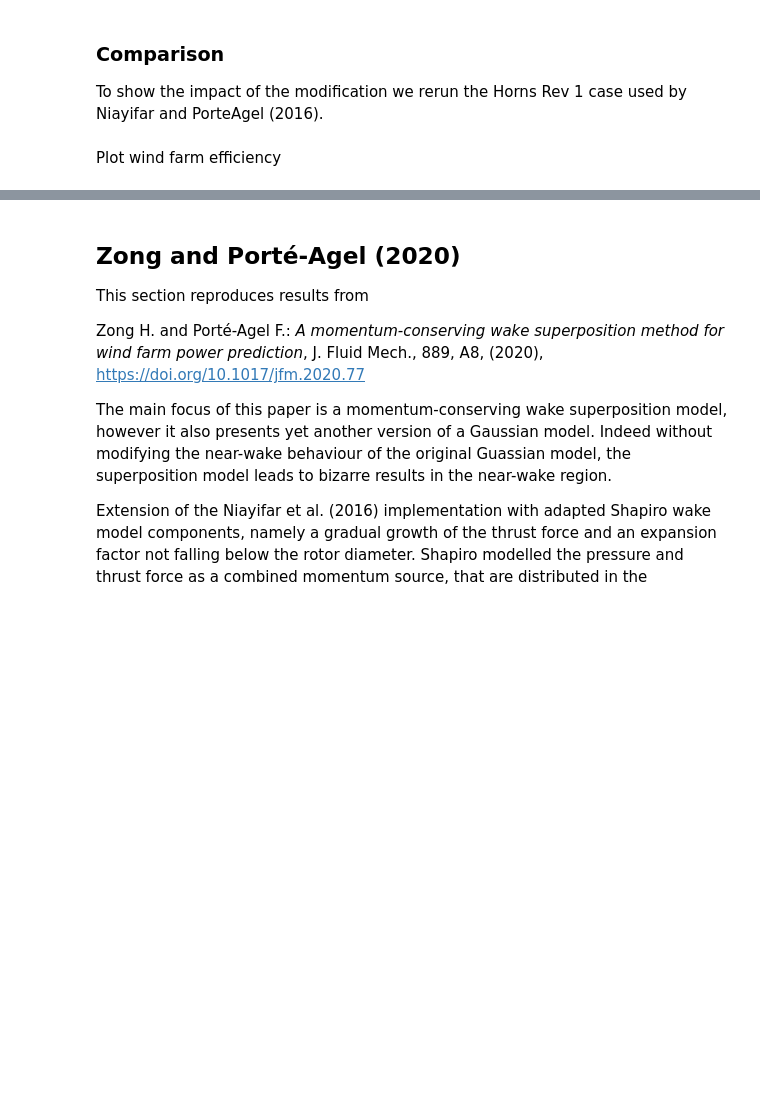
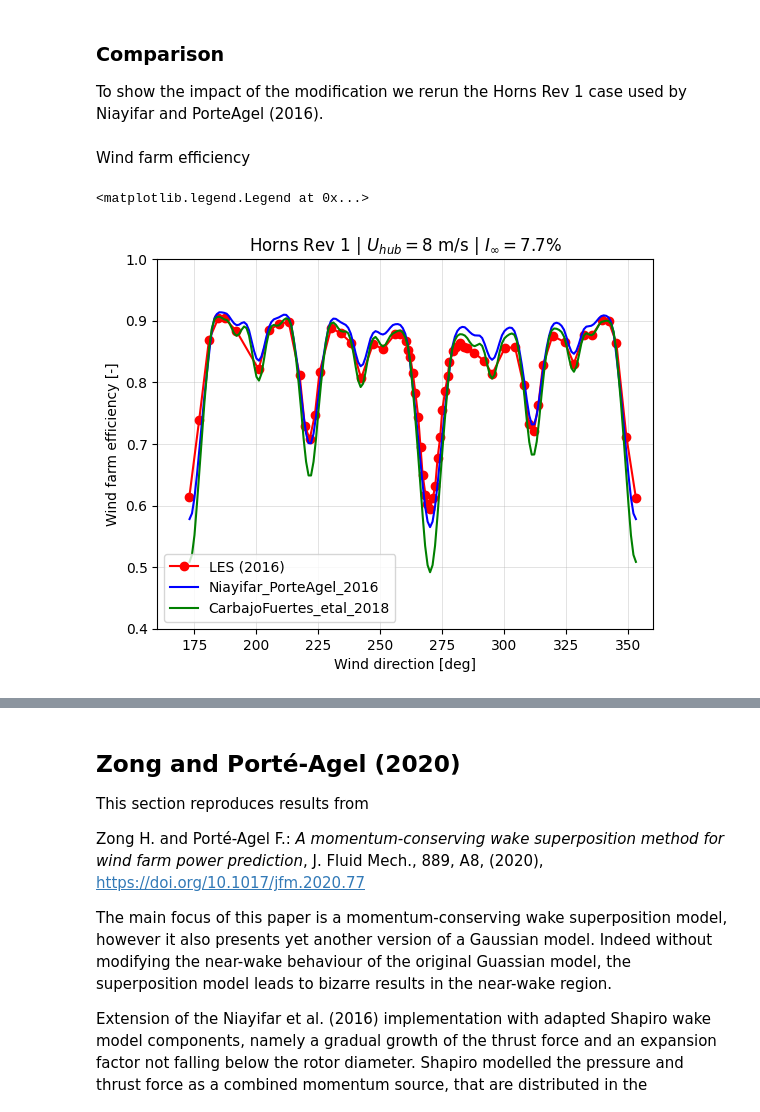
Before and after one commit to geoxiadis/smth, a Jupyter notebook: docs/notebooks/literature_verification/Gaussian.ipynb, the cells around one changed output, grey strips where cells are left out. Drawn from its saved outputs; the diff is of its cells as text; code cells hidden in the pictures; blank space fills up the shorter version.

```diff
--- a/docs/notebooks/literature_verification/Gaussian.ipynb
+++ b/docs/notebooks/literature_verification/Gaussian.ipynb
@@ -338,16 +361,18 @@ wfm_18 = CarbajoFuertes_etal_2018(site, v80_2016_fig2)
 sim_16 = wfm_16(wt_x, wt_y, TI=ti, ws=ws, wd=wd)
 sim_18 = wfm_18(wt_x, wt_y, TI=ti, ws=ws, wd=wd)
 # %% [markdown]
-Plot wind farm efficiency
+Wind farm efficiency
 # %%
 plt.figure()
 plt.plot(ref_fig5['LES'][:, 0], ref_fig5['LES'][:, 1], 'ro-', label='LES (2016)')
-plt.plot(ref_fig5['model'][:, 0], ref_fig5['model'][:, 1], 'b-', label='Model (2016)')
-plt.plot(wd, sim_16.Power.sum(axis=0)[:, 0] / (len(wt_x) * v80_2016_fig2.power(ws=ws)), 'k--', label='PyWake | WT Fig 4. | RotorCentre')
-plt.plot(wd, sim_18.Power.sum(axis=0)[:, 0] / (len(wt_x) * v80_2016_fig2.power(ws=ws)), 'c--', label='PyWake | WT Fig 4. | GaussianAvg')
+plt.plot(wd, sim_16.Power.sum(axis=0)[:, 0] / (len(wt_x) * v80_2016_fig2.power(ws=ws)), 'b-', label='Niayifar_PorteAgel_2016')
+plt.plot(wd, sim_18.Power.sum(axis=0)[:, 0] / (len(wt_x) * v80_2016_fig2.power(ws=ws)), 'g-', label='CarbajoFuertes_etal_2018')
 plt.axis([160, 360, 0.4, 1.0])
 plt.xlabel('Wind direction [deg]')
 plt.ylabel('Wind farm efficiency [-]')
 plt.title('Horns Rev 1 | $U_{hub}=8$ m/s | $I_{\infty}=7.7$%')
 plt.grid('on', lw=0.5, alpha=0.5)
 plt.legend()
+# %% [output]
+<matplotlib.legend.Legend at 0x...>
+[figure, added]
```
Also changed, not shown: parts of 11 cells of this notebook, 1 other file.
